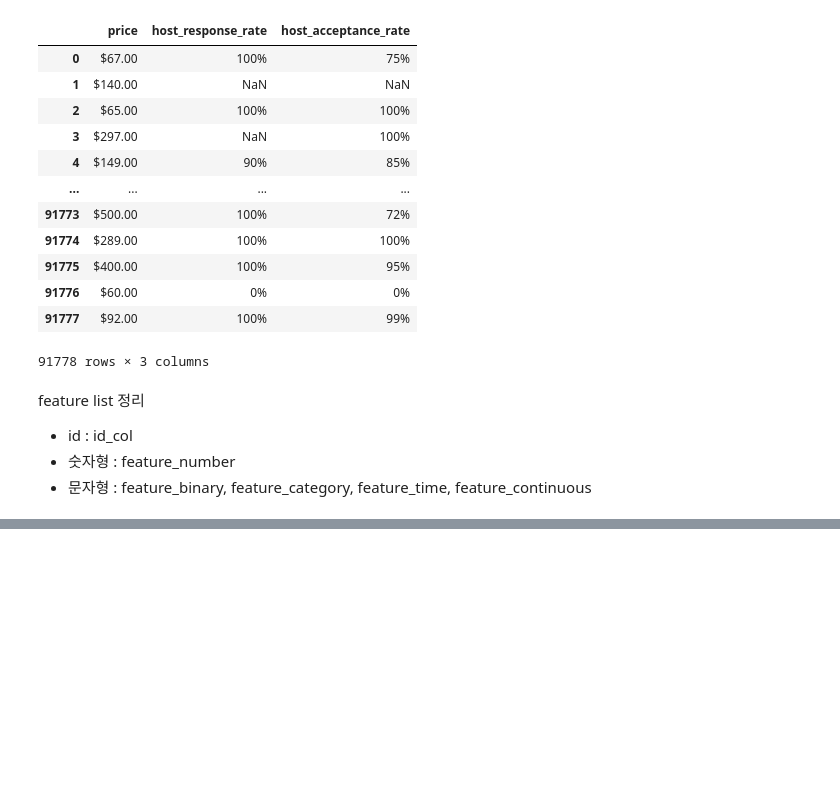
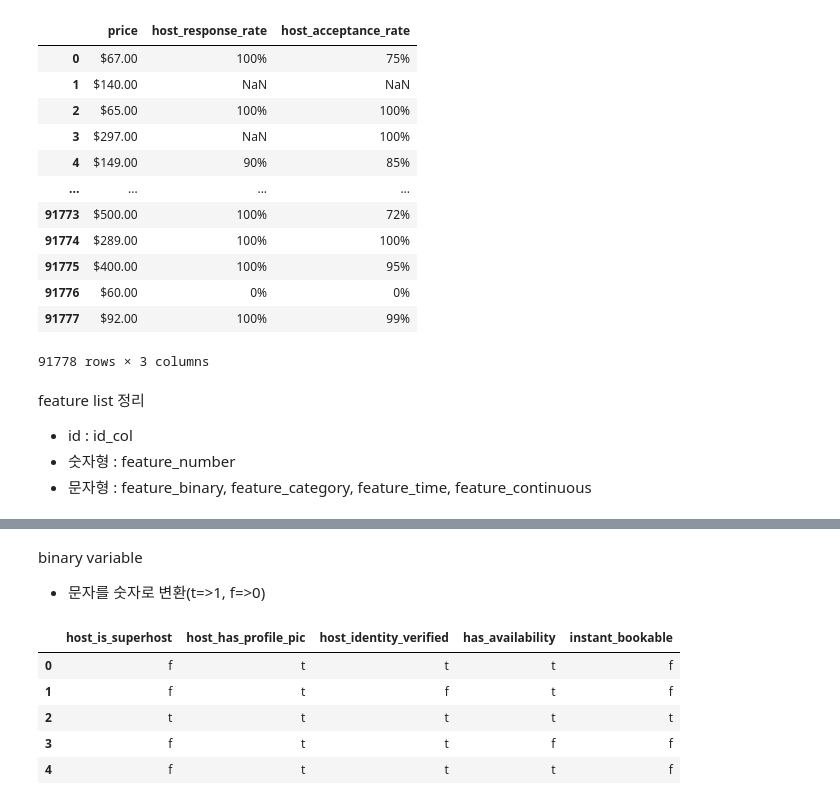
Before and after one commit to HongSeongMo/Airbnb, a Jupyter notebook: learning_plus_training1.ipynb, the cells around one changed output, grey strips where cells are left out. Saved outputs shown, nothing was run; the diff lists cells and outputs as text; code cells hidden in the pictures; blank space fills up the shorter version.

```diff
--- a/learning_plus_training1.ipynb
+++ b/learning_plus_training1.ipynb
@@ -800,0 +815,12 @@ feature list 정리
+# %% [markdown]
+binary variable
+*   문자를 숫자로 변환(t=>1, f=>0)
+# %%
+feature_df[feature_binary].head()
+# %% [output]
+|  | host_is_superhost | host_has_profile_pic | host_identity_verified | has_availability | instant_bookable |
+| 0 | f | t | t | t | f |
+| 1 | f | t | f | t | f |
+| 2 | t | t | t | t | t |
+| 3 | f | t | t | f | f |
+| 4 | f | t | t | t | f |
```
Also changed, not shown: parts of 7 cells of this notebook.
